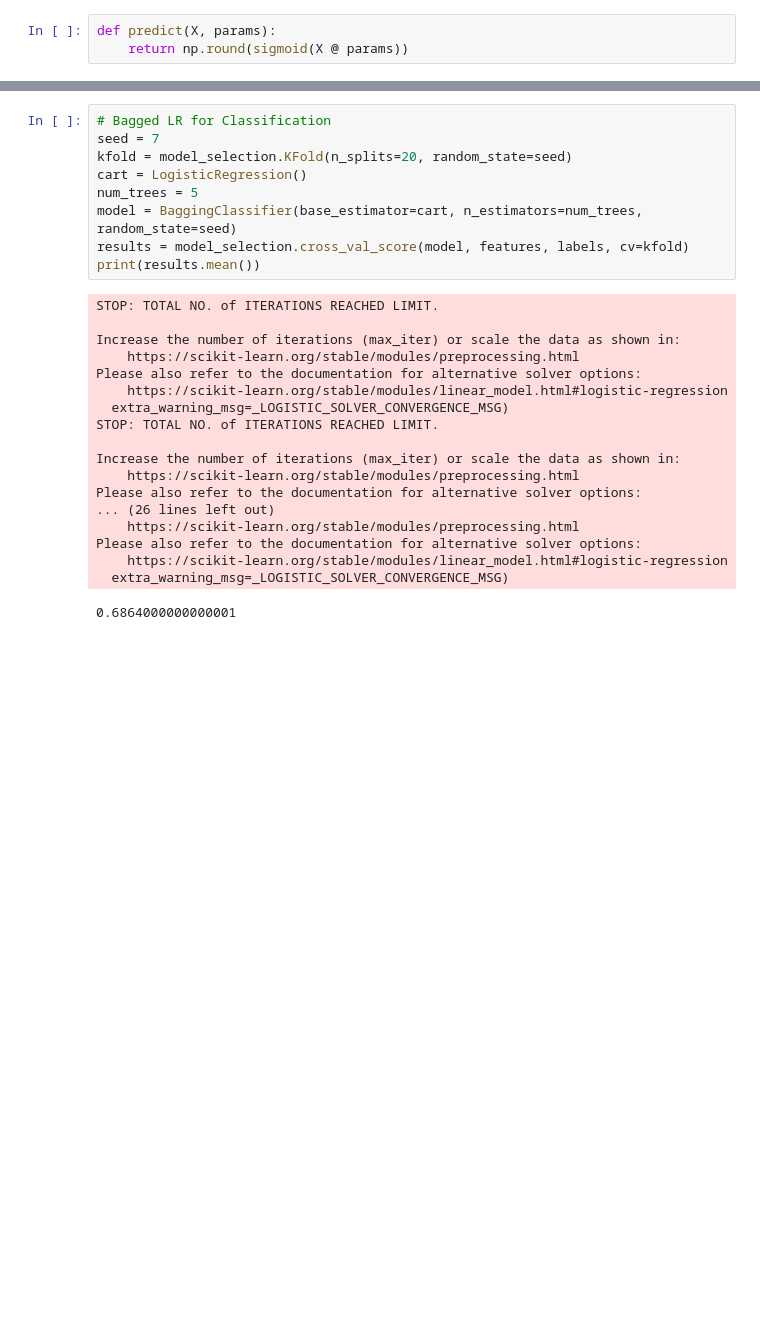
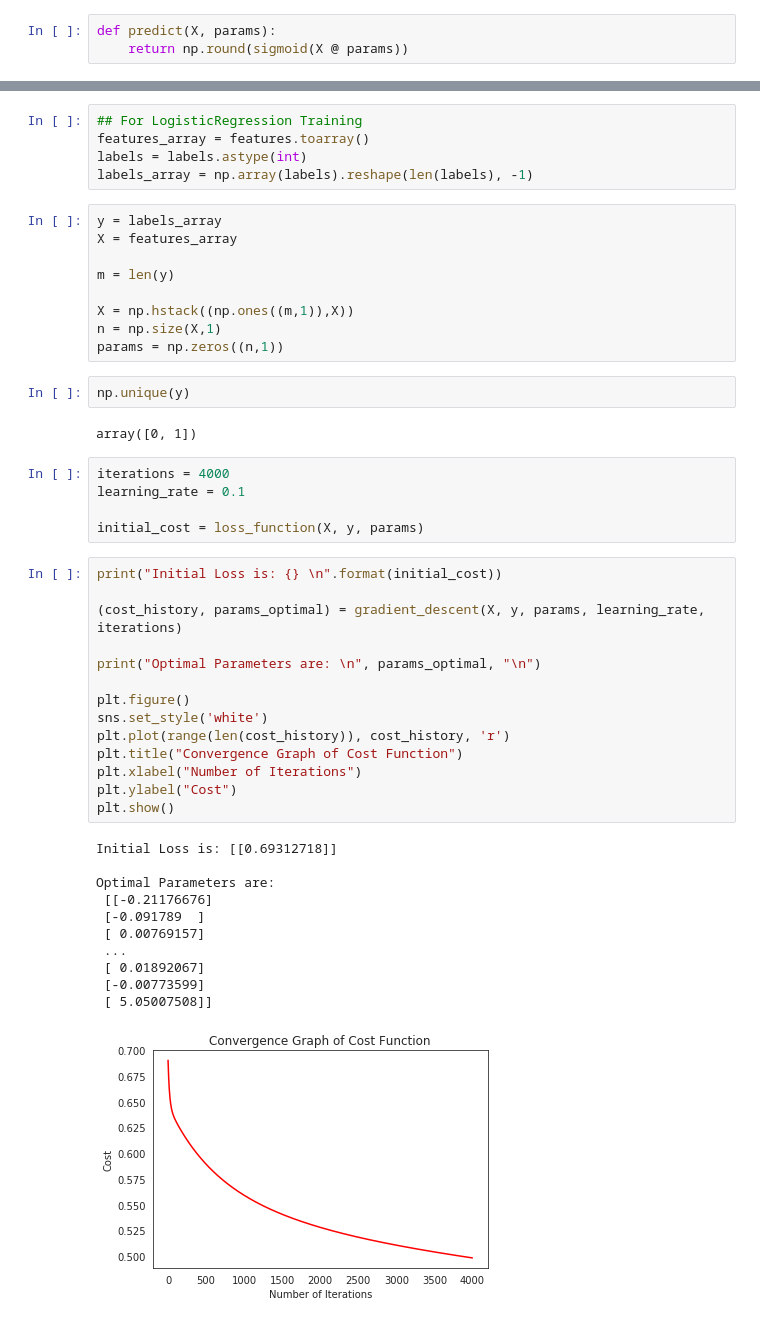
Before and after one commit to wrk1231/DataAnalysis-ML, a Jupyter notebook: Project - Logistic Regression.ipynb, the cells around one changed output, grey strips where cells are left out. Drawn from its saved outputs; the diff is of its cells as text; blank space fills up the shorter version.

```diff
--- a/Project - Logistic Regression.ipynb
+++ b/Project - Logistic Regression.ipynb
@@ -203,32 +277,53 @@ features = hstack((features, np.array(cleaned_df['sentiment'])[:,
 print (features.shape)
 # %% [output]
 (5000, 11796)
-# %%
-# Bagged LR for Classification
-seed = 7
-kfold = model_selection.KFold(n_splits=20, random_state=seed)
-cart = LogisticRegression()
-num_trees = 5
-model = BaggingClassifier(base_estimator=cart, n_estimators=num_trees, random_state=seed)
-results = model_selection.cross_val_score(model, features, labels, cv=kfold)
-print(results.mean())
-# %% [output]
-STOP: TOTAL NO. of ITERATIONS REACHED LIMIT.
-
-Increase the number of iterations (max_iter) or scale the data as shown in:
-    https://scikit-learn.org/stable/modules/preprocessing.html
-Please also refer to the documentation for alternative solver options:
-    https://scikit-learn.org/stable/modules/linear_model.html#logistic-regression
-  extra_warning_msg=_LOGISTIC_SOLVER_CONVERGENCE_MSG)
-STOP: TOTAL NO. of ITERATIONS REACHED LIMIT.
-
-Increase the number of iterations (max_iter) or scale the data as shown in:
-    https://scikit-learn.org/stable/modules/preprocessing.html
-Please also refer to the documentation for alternative solver options:
-... (26 lines left out)
-    https://scikit-learn.org/stable/modules/preprocessing.html
-Please also refer to the documentation for alternative solver options:
-    https://scikit-learn.org/stable/modules/linear_model.html#logistic-regression
-  extra_warning_msg=_LOGISTIC_SOLVER_CONVERGENCE_MSG)
-0.6864000000000001
+# %%
+## For LogisticRegression Training
+features_array = features.toarray()
+labels = labels.astype(int)
+labels_array = np.array(labels).reshape(len(labels), -1)
+# %%
+y = labels_array
+X = features_array
+
+m = len(y)
+
+X = np.hstack((np.ones((m,1)),X))
+n = np.size(X,1)
+params = np.zeros((n,1))
+# %%
+np.unique(y)
+# %% [output]
+array([0, 1])
+# %%
+iterations = 4000
+learning_rate = 0.1
+
+initial_cost = loss_function(X, y, params)
+# %%
+print("Initial Loss is: {} \n".format(initial_cost))
+
+(cost_history, params_optimal) = gradient_descent(X, y, params, learning_rate, iterations)
+
+print("Optimal Parameters are: \n", params_optimal, "\n")
+
+plt.figure()
+sns.set_style('white')
+plt.plot(range(len(cost_history)), cost_history, 'r')
+plt.title("Convergence Graph of Cost Function")
+plt.xlabel("Number of Iterations")
+plt.ylabel("Cost")
+plt.show()
+# %% [output]
+Initial Loss is: [[0.69312718]]
+
+Optimal Parameters are:
+ [[-0.21176676]
+ [-0.091789  ]
+ [ 0.00769157]
+ ...
+ [ 0.01892067]
+ [-0.00773599]
+ [ 5.05007508]]
+[figure, added]
 # %%
```
Also changed, not shown: parts of 26 cells of this notebook.
